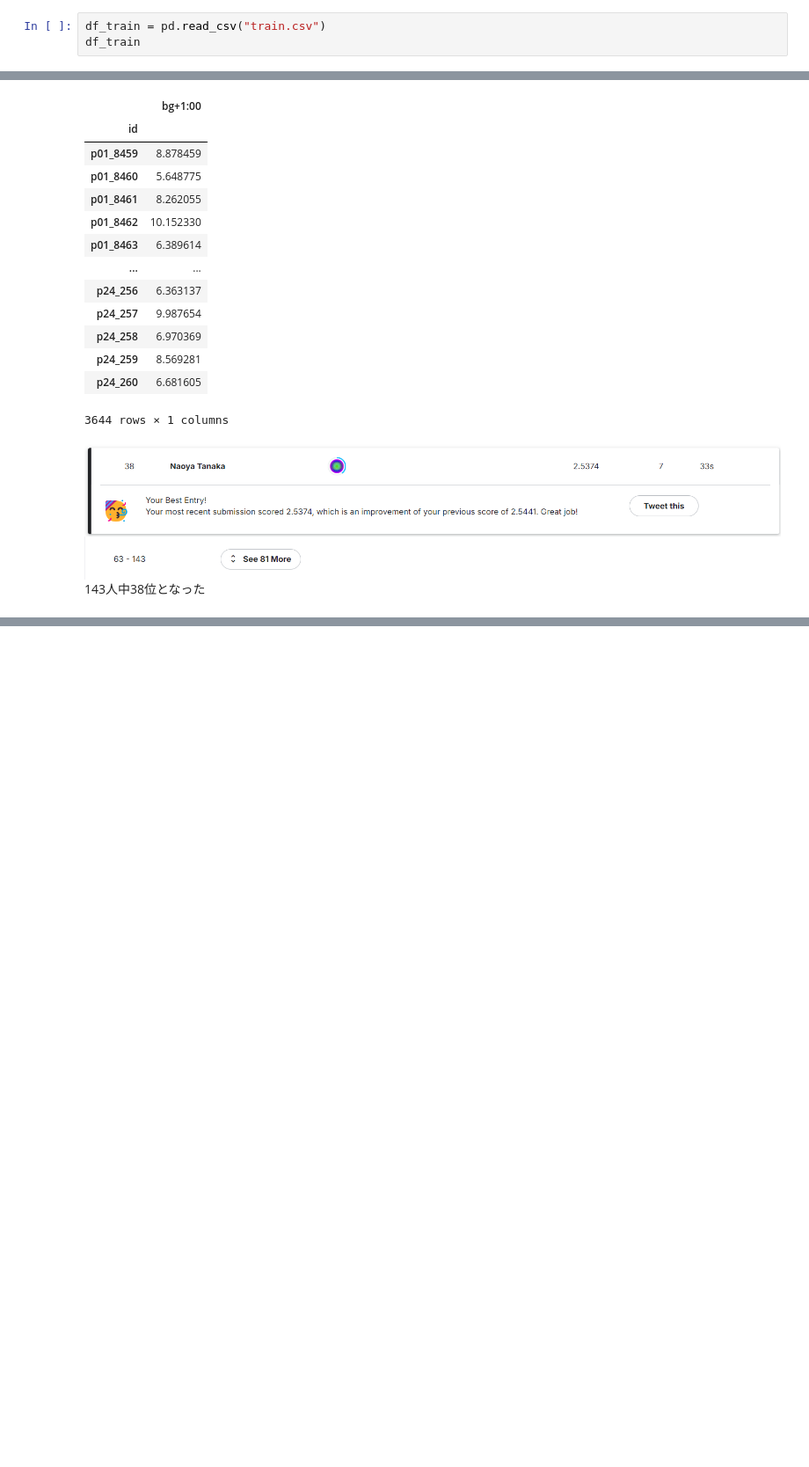
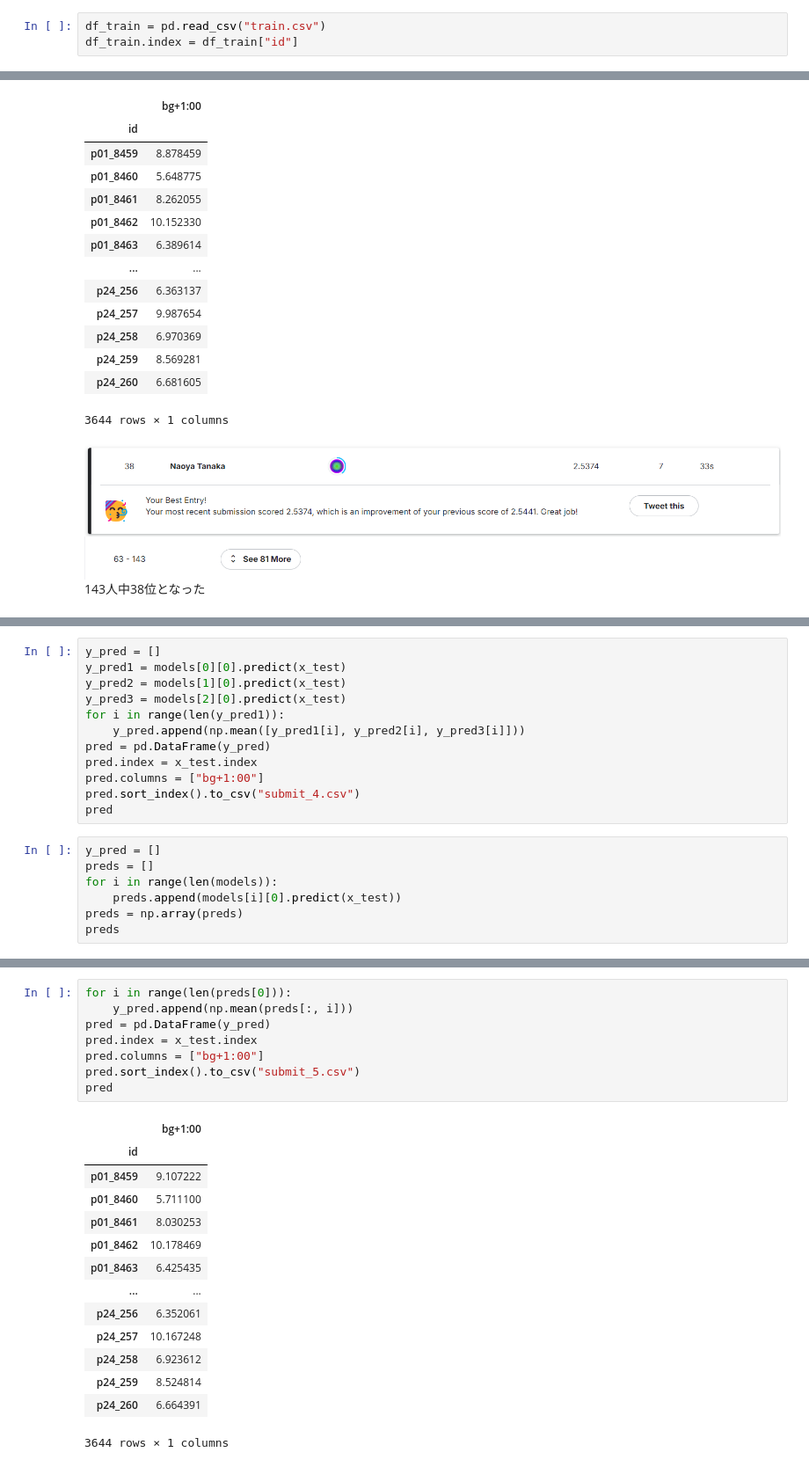
Before and after one commit to NTanaka1994/omoitsuki, a Jupyter notebook: blood.ipynb, the cells around one changed output, grey strips where cells are left out. Shown at 88% size. Drawn from its saved outputs; the diff is of its cells as text; blank space fills up the shorter version.

```diff
--- a/blood.ipynb
+++ b/blood.ipynb
@@ -404,4 +404,4 @@ train
 訓練データの変数を合わせるときに目的変数が消えるため追加する。
 # %%
 df_train = pd.read_csv("train.csv")
-df_train
+df_train.index = df_train["id"]
@@ -751,0 +761,19 @@ pred
+# %%
+y_pred = []
+y_pred1 = models[0][0].predict(x_test)
+y_pred2 = models[1][0].predict(x_test)
+y_pred3 = models[2][0].predict(x_test)
+for i in range(len(y_pred1)):
+    y_pred.append(np.mean([y_pred1[i], y_pred2[i], y_pred3[i]]))
+pred = pd.DataFrame(y_pred)
+pred.index = x_test.index
+pred.columns = ["bg+1:00"]
+pred.sort_index().to_csv("submit_4.csv")
+pred
+# %%
+y_pred = []
+preds = []
+for i in range(len(models)):
+    preds.append(models[i][0].predict(x_test))
+preds = np.array(preds)
+preds
@@ -751,0 +794,23 @@ pred
+# %%
+for i in range(len(preds[0])):
+    y_pred.append(np.mean(preds[:, i]))
+pred = pd.DataFrame(y_pred)
+pred.index = x_test.index
+pred.columns = ["bg+1:00"]
+pred.sort_index().to_csv("submit_5.csv")
+pred
+# %% [output]
+|  | bg+1:00 |
+| id |  |
+| p01_8459 | 9.107222 |
+| p01_8460 | 5.711100 |
+| p01_8461 | 8.030253 |
+| p01_8462 | 10.178469 |
+| p01_8463 | 6.425435 |
+| ... | ... |
+| p24_256 | 6.352061 |
+| p24_257 | 10.167248 |
+| p24_258 | 6.923612 |
+| p24_259 | 8.524814 |
+| p24_260 | 6.664391 |
+3644 rows × 1 columns
```
Also changed, not shown: parts of 11 cells of this notebook.
